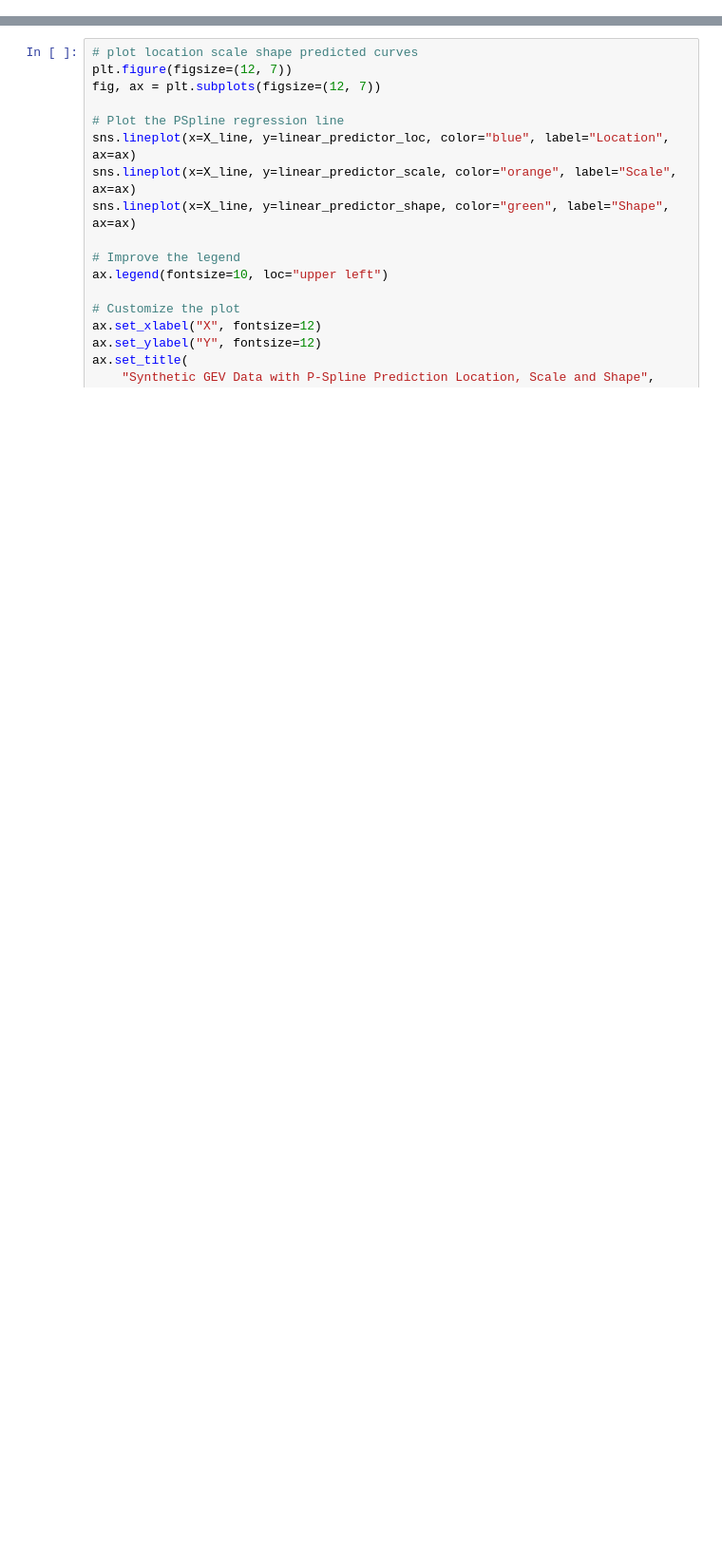
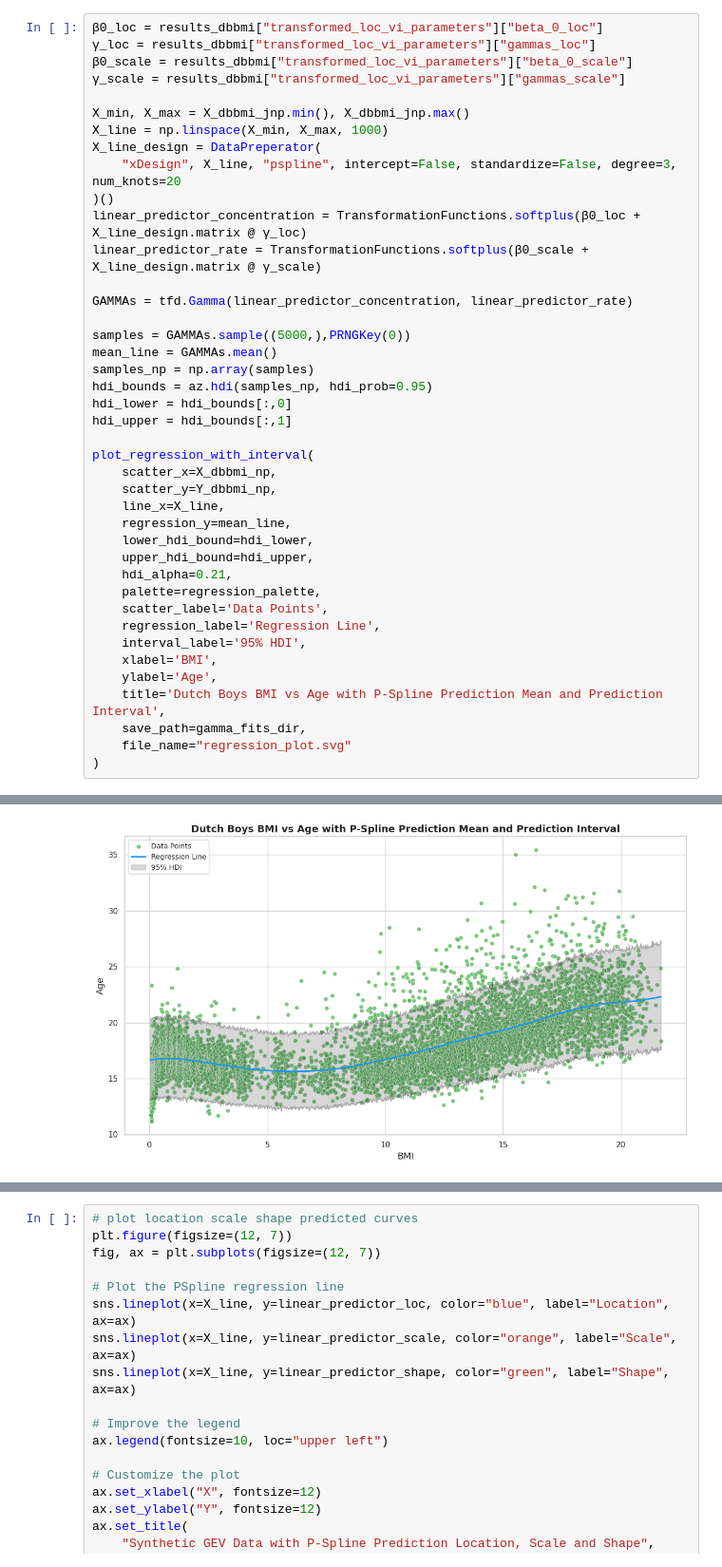
Before and after one commit to marweda/master-s-thesis, a Jupyter notebook: notebooks/vigamlss_demo.ipynb, the cells around one changed output, grey strips where cells are left out. Shown at 95% size. Saved outputs shown, nothing was run; the diff lists cells and outputs as text; blank space fills up the shorter version.

```diff
--- a/notebooks/vigamlss_demo.ipynb
+++ b/notebooks/vigamlss_demo.ipynb
@@ -618,0 +272,42 @@ plt.show()
+# %%
+β0_loc = results_dbbmi["transformed_loc_vi_parameters"]["beta_0_loc"]
+γ_loc = results_dbbmi["transformed_loc_vi_parameters"]["gammas_loc"]
+β0_scale = results_dbbmi["transformed_loc_vi_parameters"]["beta_0_scale"]
+γ_scale = results_dbbmi["transformed_loc_vi_parameters"]["gammas_scale"]
+
+X_min, X_max = X_dbbmi_jnp.min(), X_dbbmi_jnp.max()
+X_line = np.linspace(X_min, X_max, 1000)
+X_line_design = DataPreperator(
+    "xDesign", X_line, "pspline", intercept=False, standardize=False, degree=3, num_knots=20
+)()
+linear_predictor_concentration = TransformationFunctions.softplus(β0_loc + X_line_design.matrix @ γ_loc)
+linear_predictor_rate = TransformationFunctions.softplus(β0_scale + X_line_design.matrix @ γ_scale)
+
+GAMMAs = tfd.Gamma(linear_predictor_concentration, linear_predictor_rate)
+
+samples = GAMMAs.sample((5000,),PRNGKey(0))
+mean_line = GAMMAs.mean()
+samples_np = np.array(samples)
+hdi_bounds = az.hdi(samples_np, hdi_prob=0.95)
+hdi_lower = hdi_bounds[:,0]
+hdi_upper = hdi_bounds[:,1]
+
+plot_regression_with_interval(
+    scatter_x=X_dbbmi_np,
+    scatter_y=Y_dbbmi_np,
+    line_x=X_line,
+    regression_y=mean_line,
+    lower_hdi_bound=hdi_lower,
+    upper_hdi_bound=hdi_upper,
+    hdi_alpha=0.21,
+    palette=regression_palette,
+    scatter_label='Data Points',
+    regression_label='Regression Line',
+    interval_label='95% HDI',
+    xlabel='BMI',
+    ylabel='Age',
+    title='Dutch Boys BMI vs Age with P-Spline Prediction Mean and Prediction Interval',
+    save_path=gamma_fits_dir,
+    file_name="regression_plot.svg"
+)
+# %% [output]
@@ -618,0 +315 @@ plt.show()
+[figure, added]
```
Also changed, not shown: parts of 44 cells of this notebook, 23 other files.
